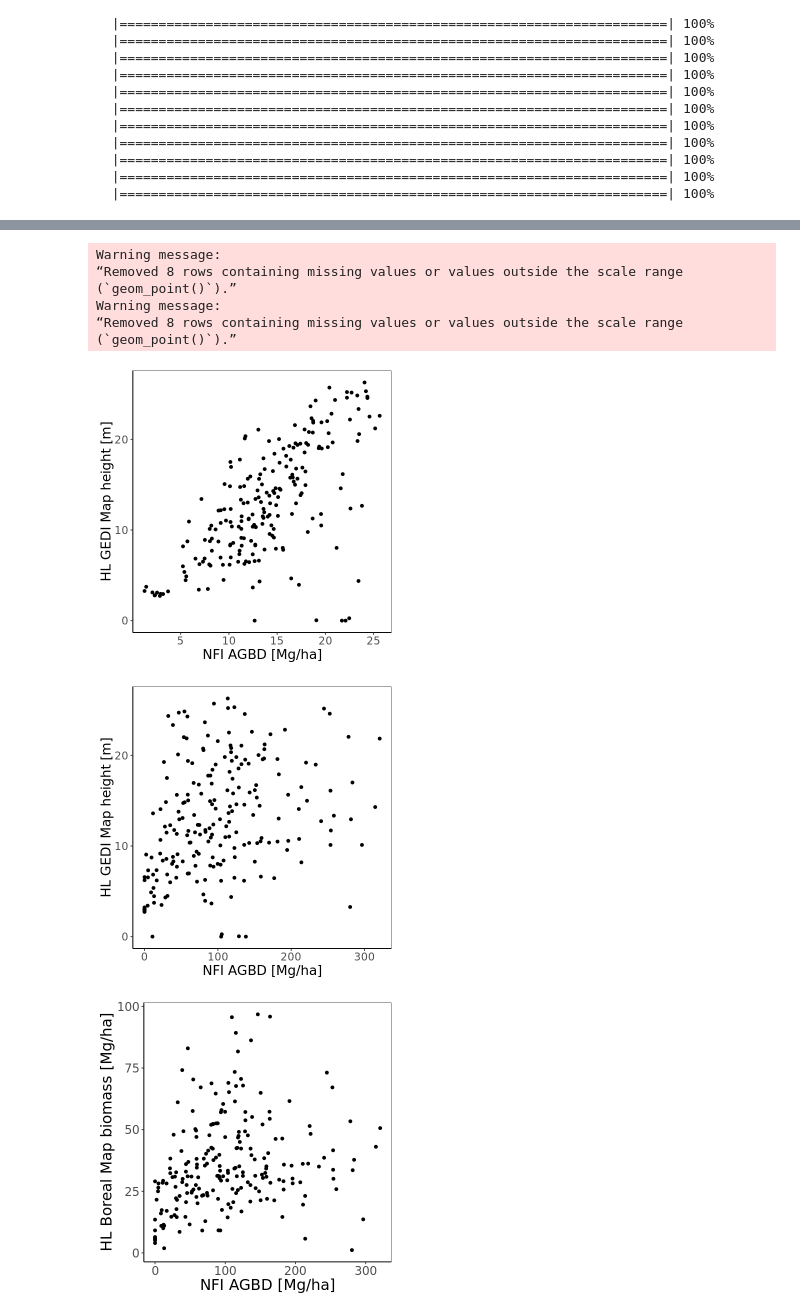
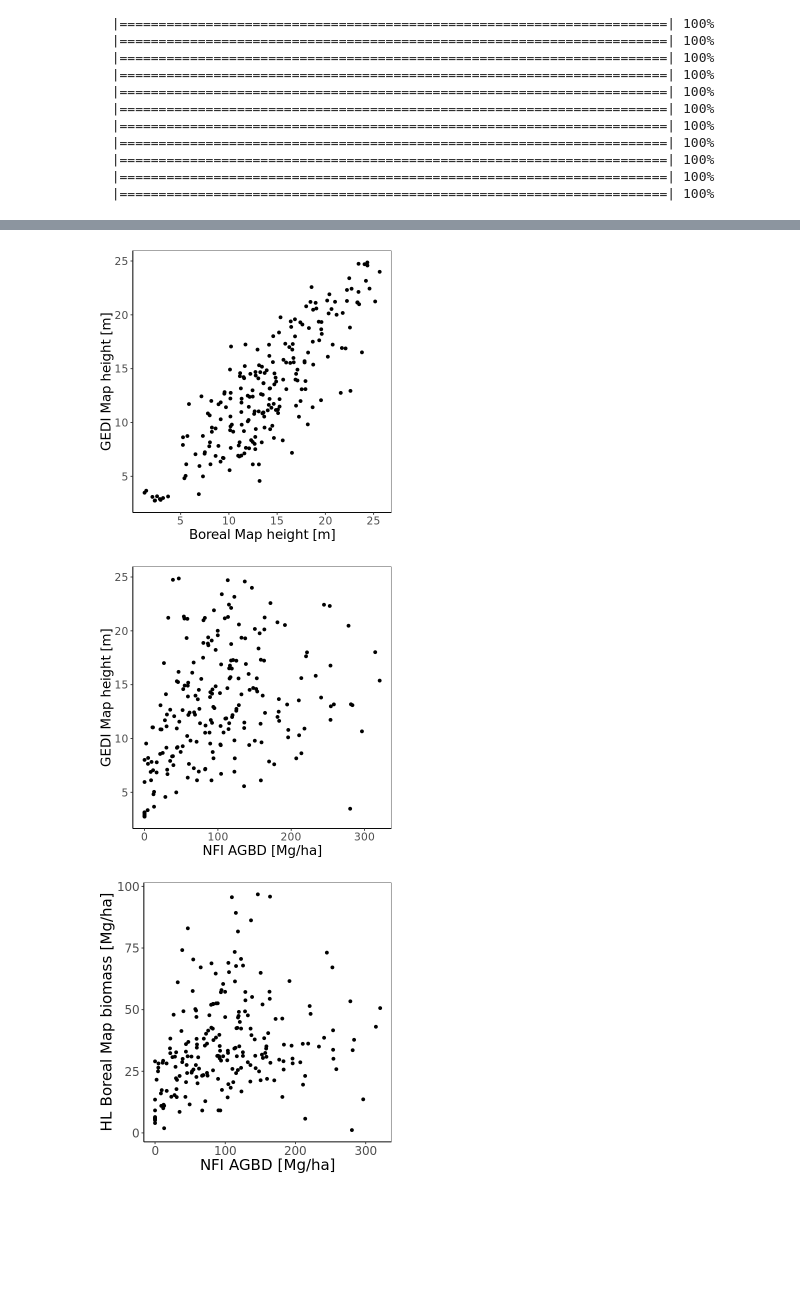
Before and after one commit to CEOSBiomassHarmonization/NASA_CMS, a Jupyter notebook: NASA_CMS_2023/Mongolia/GMB_Mongolia.ipynb, the cells around one changed output, grey strips where cells are left out. Saved outputs shown, nothing was run; the diff lists cells and outputs as text; code cells hidden in the pictures; blank space fills up the shorter version.

```diff
--- a/NASA_CMS_2023/Mongolia/GMB_Mongolia.ipynb
+++ b/NASA_CMS_2023/Mongolia/GMB_Mongolia.ipynb
@@ -233,59 +337,54 @@ options(repr.plot.width=5, repr.plot.height=5)
 
 BOREAL_HEIGHTS_SSU = read.csv("/projects/my-public-bucket/Data/NASA_CMS_2023/MONGOLIA/MNG/BOREAL_heights/Boreal_Height_SSU.csv")
 BOREAL_HEIGHTS_PSU = read.csv("/projects/my-public-bucket/Data/NASA_CMS_2023/MONGOLIA/MNG/BOREAL_heights/Boreal_Height_PSU.csv")
+
 BOREAL_AGBD_PSU = read.csv("/projects/my-public-bucket/Data/NASA_CMS_2023/MONGOLIA/MNG/BOREAL_files/Boreal_AGB_PSU.csv")
 BOREAL_AGBD_SSU = read.csv("/projects/my-public-bucket/Data/NASA_CMS_2023/MONGOLIA/MNG/BOREAL_files/Boreal_AGB_PSU.csv")
 
 GGPLOT_DATA <- as.data.frame(cbind(BOREAL_HEIGHTS_PSU$Boreal_Height,GEDI_HEIGHTS_PSU$GEDI_Height))
 colnames(GGPLOT_DATA) = c("AGB","GEDI_Height")
 ggplot(data=GGPLOT_DATA,aes(x=AGB, y=GEDI_Height)) +  geom_point() +
-  xlab("NFI AGBD [Mg/ha]") + ylab("HL GEDI Map height [m]") +
+  xlab("Boreal Map height [m]") + ylab("GEDI Map height [m]") +
   theme_bw() + theme(text = element_text(size = 16),plot.title = element_text(color="red", size=12, face="bold.italic"),panel.grid.major = element_blank(), panel.grid.minor = element_blank(),panel.background = element_blank(), axis.line = element_line(colour = "black"))
 
 GGPLOT_DATA <- as.data.frame(cbind(Mongolia_PSU$AGB,GEDI_HEIGHTS_PSU$GEDI_Height))
 colnames(GGPLOT_DATA) = c("AGB","GEDI_Height")
 ggplot(data=GGPLOT_DATA,aes(x=AGB, y=GEDI_Height)) +  geom_point() +
-  xlab("NFI AGBD [Mg/ha]") + ylab("HL GEDI Map height [m]") +
+  xlab("NFI AGBD [Mg/ha]") + ylab("GEDI Map height [m]") +
   theme_bw() + theme(text = element_text(size = 16),plot.title = element_text(color="red", size=12, face="bold.italic"),panel.grid.major = element_blank(), panel.grid.minor = element_blank(),panel.background = element_blank(), axis.line = element_line(colour = "black"))
 
 # GGPLOT_DATA <- as.data.frame(cbind(Mongolia$AGB,GEDI_HEIGHTS_SSU$GEDI_Height))
 # colnames(GGPLOT_DATA) = c("AGB","GEDI_Height")
 # ggplot(data=GGPLOT_DATA,aes(x=AGB, y=GEDI_Height)) +  geom_point() +
 #   xlab("NFI AGBD [Mg/ha]") + ylab("HL GEDI Map height [m]") +
 #   theme_bw() + theme(text = element_text(size = 16),plot.title = element_text(color="red", size=12, face="bold.italic"),panel.grid.major = element_blank(), panel.grid.minor = element_blank(),panel.background = element_blank(), axis.line = element_line(colour = "black"))
 
 GGPLOT_DATA <- as.data.frame(cbind(Mongolia_PSU$AGB,BOREAL_AGBD_PSU$Boreal_AGB))
-colnames(GGPLOT_DATA) = c("AGB","Boreal_Height")
-ggplot(data=GGPLOT_DATA,aes(x=AGB, y=Boreal_Height)) +  geom_point() +
+colnames(GGPLOT_DATA) = c("AGB","Boreal_AGB")
+ggplot(data=GGPLOT_DATA,aes(x=AGB, y=Boreal_AGB)) +  geom_point() +
   xlab("NFI AGBD [Mg/ha]") + ylab("HL Boreal Map biomass [Mg/ha]") +
   theme_bw() + theme(text = element_text(size = 18),plot.title = element_text(color="red", size=12, face="bold.italic"),panel.grid.major = element_blank(), panel.grid.minor = element_blank(),panel.background = element_blank(), axis.line = element_line(colour = "black"))
 
 GGPLOT_DATA <- as.data.frame(cbind(Mongolia_PSU$AGB,BOREAL_HEIGHTS_PSU$Boreal_Height))
 colnames(GGPLOT_DATA) = c("AGB","Boreal_Height")
 ggplot(data=GGPLOT_DATA,aes(x=AGB, y=Boreal_Height)) +  geom_point() +
   xlab("NFI AGBD [Mg/ha]") + ylab("HL Boreal Map height [m]") +
   theme_bw() + theme(text = element_text(size = 16),plot.title = element_text(color="red", size=12, face="bold.italic"),panel.grid.major = element_blank(), panel.grid.minor = element_blank(),panel.background = element_blank(), axis.line = element_line(colour = "black"))
 
 # GGPLOT_DATA <- as.data.frame(cbind(Mongolia$AGB,BOREAL_AGBD_SSU$Boreal_AGB))
 # colnames(GGPLOT_DATA) = c("AGB","Boreal_Height")
 # ggplot(data=GGPLOT_DATA,aes(x=AGB, y=Boreal_Height)) +  geom_point() +
 #   xlab("NFI AGBD [Mg/ha]") + ylab("HL Boreal Map biomass [Mg/ha]") +
 #   theme_bw() + theme(text = element_text(size = 18),plot.title = element_text(color="red", size=12, face="bold.italic"),panel.grid.major = element_blank(), panel.grid.minor = element_blank(),panel.background = element_blank(), axis.line = element_line(colour = "black"))
 
 # GGPLOT_DATA <- as.data.frame(cbind(Mongolia$AGB,BOREAL_HEIGHTS_SSU$Boreal_Height))
 # colnames(GGPLOT_DATA) = c("AGB","Boreal_Height")
 # ggplot(data=GGPLOT_DATA,aes(x=AGB, y=Boreal_Height)) +  geom_point() +
 #   xlab("NFI AGBD [Mg/ha]") + ylab("HL Boreal Map height [m]") +
 #   theme_bw() + theme(text = element_text(size = 16),plot.title = element_text(color="red", size=12, face="bold.italic"),panel.grid.major = element_blank(), panel.grid.minor = element_blank(),panel.background = element_blank(), axis.line = element_line(colour = "black"))
 # %% [output]
-Warning message:
-“Removed 8 rows containing missing values or values outside the scale range
-(`geom_point()`).”
-Warning message:
-“Removed 8 rows containing missing values or values outside the scale range
-(`geom_point()`).”
-[figure, old version]
+[figure, new version]
-[figure, old version]
+[figure, new version]
 [figure]
 [figure]
 # %%
```
Also changed, not shown: parts of 4 cells of this notebook, 19 other files.
